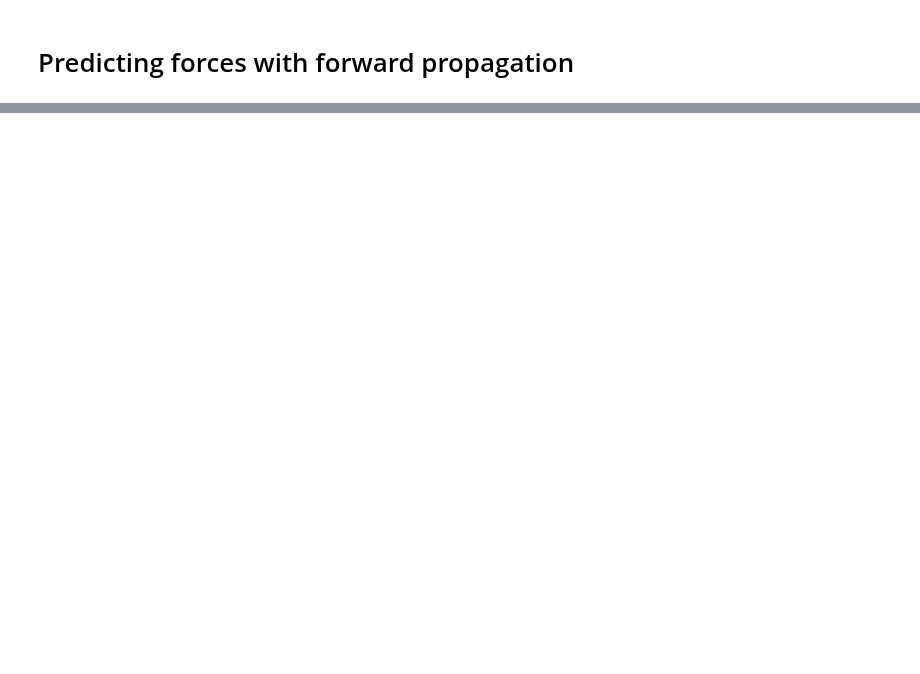
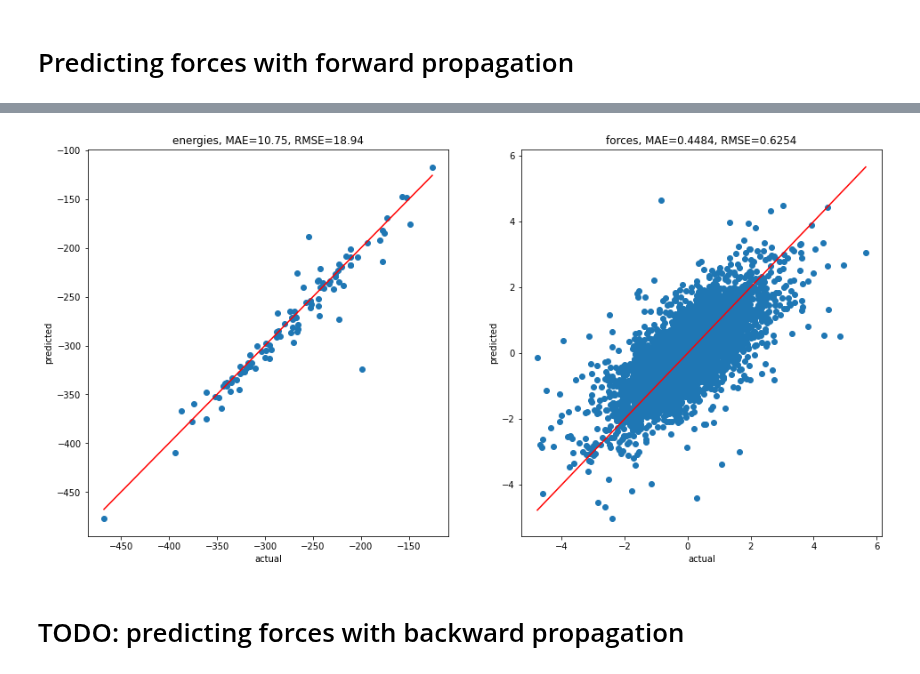
Before and after one commit to Luthaf/alchemical-learning, a Jupyter notebook: HEAs-with-forces.ipynb, the cells around one changed output, grey strips where cells are left out. Drawn from its saved outputs; the diff is of its cells as text; code cells hidden in the pictures; blank space fills up the shorter version.

```diff
--- a/HEAs-with-forces.ipynb
+++ b/HEAs-with-forces.ipynb
@@ -311,0 +365,16 @@ Text(0, 0.5, 'predicted')
+# %%
+train_dataset_grad = AtomisticDataset(train_frames, all_species, HYPERS_GRAD, train_energies, train_forces)
+
+train_dataloader_grad = create_dataloader(
+    train_dataset_grad,
+    batch_size=512,
+    shuffle=True,
+    device=device,
+)
+
+train_dataloader_grad_no_batch = create_dataloader(
+    train_dataset_grad,
+    batch_size=len(train_dataset_grad),
+    shuffle=False,
+    device=device,
+)
@@ -311,0 +451,13 @@ Text(0, 0.5, 'predicted')
+# %%
+energies = None
+forces = None
+
+with torch.no_grad():
+    for spherical_expansions, energies, forces in test_dataloader_grad_no_batch:
+        predicted_e, predicted_f = mixed_species_model(spherical_expansions, forward_forces=True)
+# %%
+fig = parity_plots(energies, predicted_e, forces, predicted_f)
+# %% [output]
+[figure, added]
+# %% [markdown]
+# TODO: predicting forces with backward propagation
```
Also changed, not shown: parts of 21 cells of this notebook, 5 other files.
